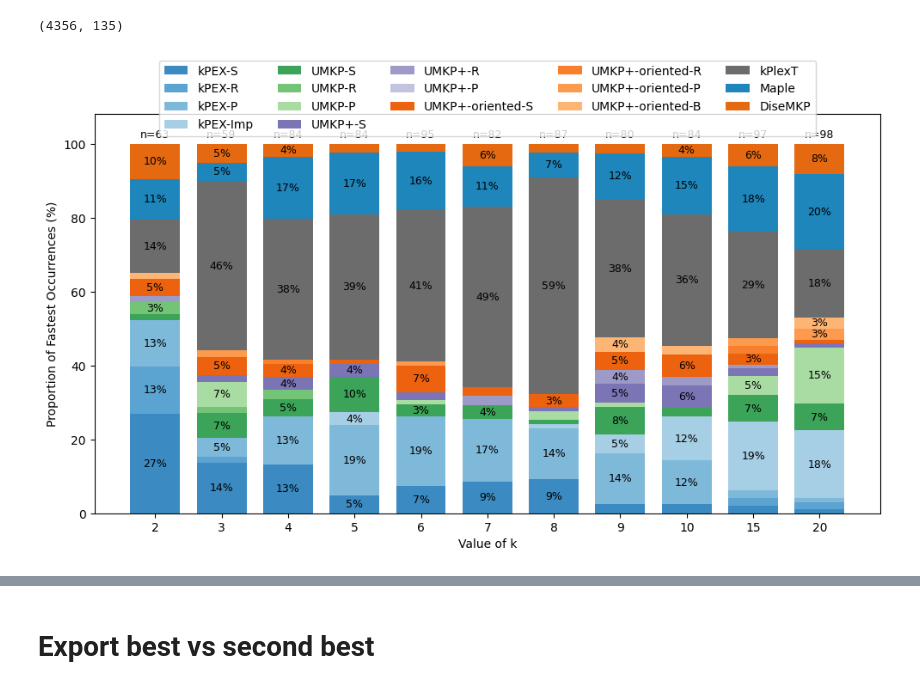
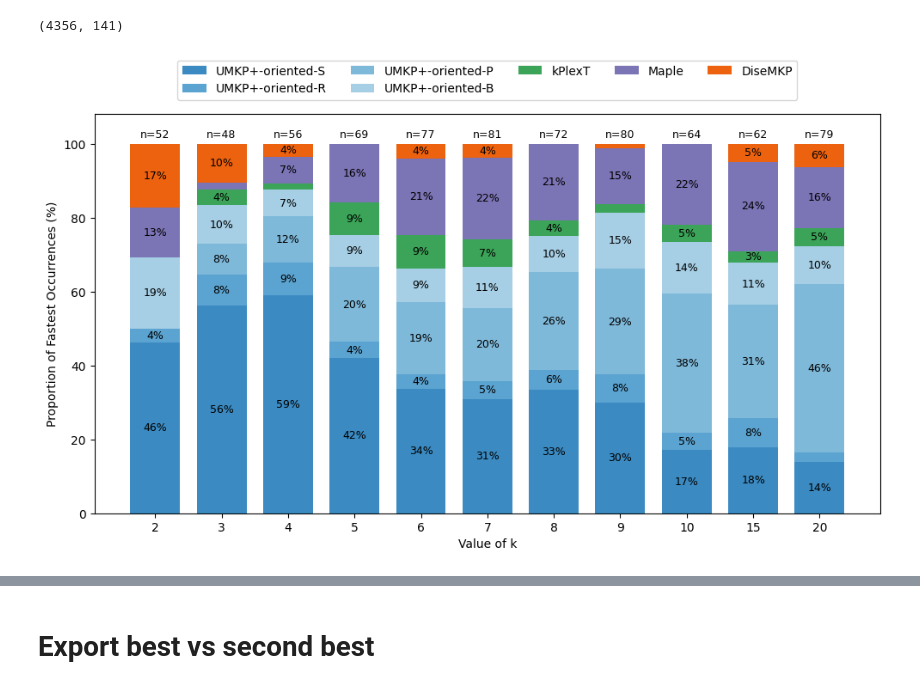
Before and after one commit to akhlaqueak/kplex-ML, a Jupyter notebook: notebooks/entire-data-algos.ipynb, the cells around one changed output, grey strips where cells are left out. Drawn from its saved outputs; the diff is of its cells as text; code cells hidden in the pictures.

```diff
--- a/notebooks/entire-data-algos.ipynb
+++ b/notebooks/entire-data-algos.ipynb
@@ -41,7 +41,7 @@ df = clean_dataframe(df)
 all_algos=[
     'kPEX-S', 'kPEX-R', 'kPEX-P', 'kPEX-B',
     'UMKP-S', 'UMKP-R', 'UMKP-P',
-    'UMKP+-S', 'UMKP+-R', 'UMKP+-P',
+    'UMKP+-S','UMKP+-SS', 'UMKP+-R', 'UMKP+-P',
     'UMKP+-oriented-S', 'UMKP+-oriented-R', 'UMKP+-oriented-P'
 ]
 baseline_algos="UMKP-Imp    UMKP    kPEX-Imp        kPEX    Maple   DiseMKP kPlexT".split()
@@ -64,7 +64,7 @@ export_df = export_df.mask(
 export_df.to_csv("ml-data.csv", index=False)
 # display(filtered_df[feature_cols + bnb_cols+total_cols])
 # %% [output]
-(4356, 135)
+(4356, 141)
 # %%
 def plot_fastest_occurrences(
     df,
@@ -83,9 +83,9 @@ def plot_fastest_occurrences(
     import matplotlib.pyplot as plt
 
     groups = [
-        ['kPEX-S', 'kPEX-R', 'kPEX-P', 'kPEX-Imp'],
-        ['UMKP-S', 'UMKP-R', 'UMKP-P'],
-        ['UMKP+-S', 'UMKP+-R', 'UMKP+-P'],
+        # ['kPEX-S', 'kPEX-R', 'kPEX-P', 'kPEX-Imp'],
+        # ['UMKP-S', 'UMKP-R', 'UMKP-P'],
+        # ['UMKP+-S', 'UMKP+-R', 'UMKP+-P'],
         ['UMKP+-oriented-S', 'UMKP+-oriented-R', 'UMKP+-oriented-P','UMKP+-oriented-B' ]
     ]
     groups += [["kPlexT"], ["Maple"], ["DiseMKP"]]
@@ -184,35 +184,35 @@ def plot_fastest_occurrences(
         bottom += vals_col
 
     for i, cnt in enumerate(counts_per_k):
         ax.text(
             x[i],
             101,
             f"n={cnt}",
             ha="center",
             va="bottom",
             fontsize=9,
             color="black"
         )
 
     # ax.set_title(
     #     f"Fastest Occurrences by k\n"
     #     f"(min time >= {min_time_thresh}s, max time < {max_time_thresh}s, "
     #     f"best-vs-second abs gap >= {min_abs_gap}s, ratio >= {min_ratio}x)",
     #     pad=18
     # )
     ax.set_xlabel("Value of k")
     ax.set_ylabel("Proportion of Fastest Occurrences (%)")
     ax.set_xticks(x)
     ax.set_xticklabels(k_values)
     ax.set_ylim(0, 108)
     ax.legend(loc="upper center", bbox_to_anchor=(0.5, 1.15), ncol=5)
 
     plt.tight_layout()
     # return res_df, fig, ax
 
-plot_fastest_occurrences(df, suffix="", min_abs_gap=1, min_ratio=1.1)
+plot_fastest_occurrences(df, suffix="", min_abs_gap=10, min_ratio=1.2)
 # %% [output]
-[figure, old version]
+[figure, new version]
 # %%
 def compare_speedups(df, col_a, col_b,
                      thresholds=[1.2, 2, 4, 6, 8, 10],
```
Also changed, not shown: parts of 4 cells of this notebook, 32 other files.
